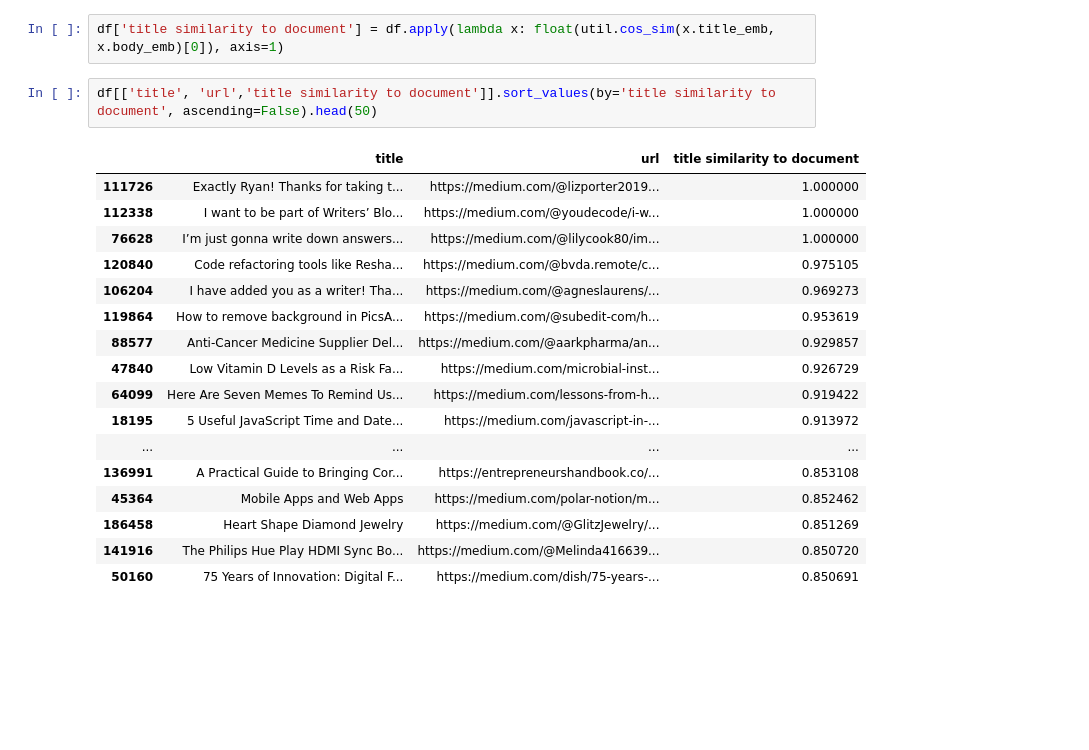
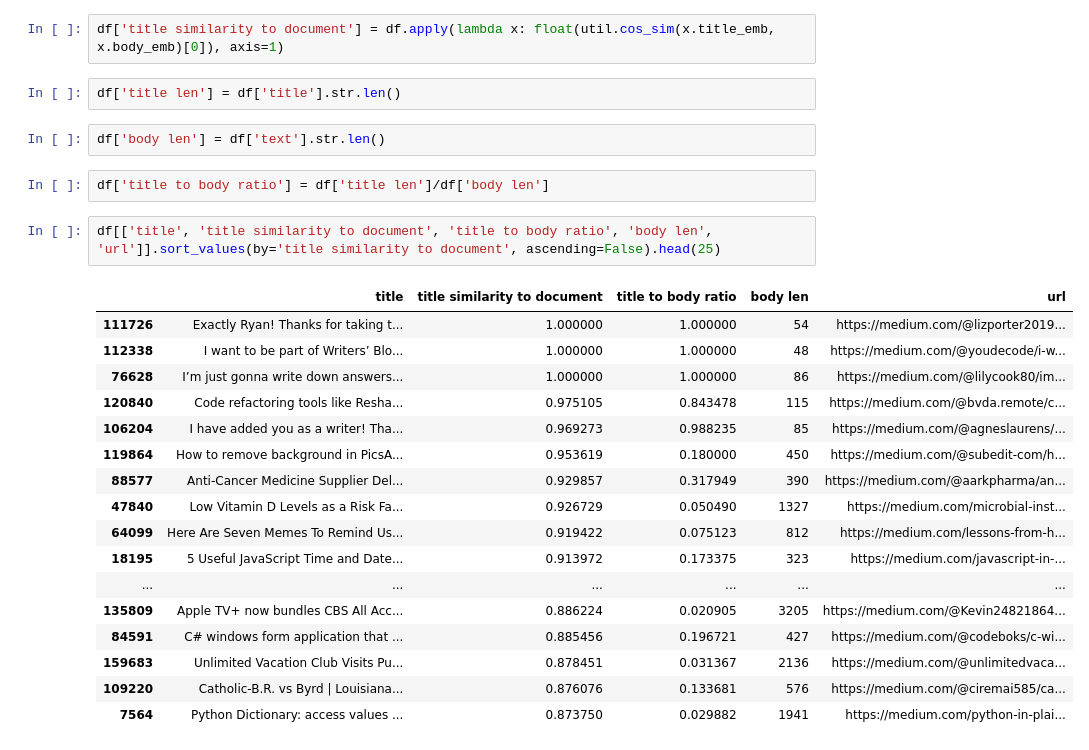
Before and after one commit to DecafSunrise/Hollandaise, a Jupyter notebook: Embeddings/How similar are document titles to bodies.ipynb, the cells around one changed output. Drawn from its saved outputs; the diff is of its cells as text; blank space fills up the shorter version.

```diff
--- a/Embeddings/How similar are document titles to bodies.ipynb
+++ b/Embeddings/How similar are document titles to bodies.ipynb
@@ -62,23 +62,29 @@ df['title_emb'] = df['title'].progress_apply(embed_things)
 df['body_emb'] = df['text'].progress_apply(embed_things)
 # %%
 df['title similarity to document'] = df.apply(lambda x: float(util.cos_sim(x.title_emb, x.body_emb)[0]), axis=1)
+# %%
+df['title len'] = df['title'].str.len()
+# %%
+df['body len'] = df['text'].str.len()
+# %%
+df['title to body ratio'] = df['title len']/df['body len']
 # %%
-df[['title', 'url','title similarity to document']].sort_values(by='title similarity to document', ascending=False).head(50)
+df[['title', 'title similarity to document', 'title to body ratio', 'body len', 'url']].sort_values(by='title similarity to document', ascending=False).head(25)
 # %% [output]
-|  | title | url | title similarity to document |
-| 111726 | Exactly Ryan! Thanks for taking t... | https://medium.com/@lizporter2019... | 1.000000 |
-| 112338 | I want to be part of Writers’ Blo... | https://medium.com/@youdecode/i-w... | 1.000000 |
-| 76628 | I’m just gonna write down answers... | https://medium.com/@lilycook80/im... | 1.000000 |
-| 120840 | Code refactoring tools like Resha... | https://medium.com/@bvda.remote/c... | 0.975105 |
-| 106204 | I have added you as a writer! Tha... | https://medium.com/@agneslaurens/... | 0.969273 |
-| 119864 | How to remove background in PicsA... | https://medium.com/@subedit-com/h... | 0.953619 |
-| 88577 | Anti-Cancer Medicine Supplier Del... | https://medium.com/@aarkpharma/an... | 0.929857 |
-| 47840 | Low Vitamin D Levels as a Risk Fa... | https://medium.com/microbial-inst... | 0.926729 |
-| 64099 | Here Are Seven Memes To Remind Us... | https://medium.com/lessons-from-h... | 0.919422 |
-| 18195 | 5 Useful JavaScript Time and Date... | https://medium.com/javascript-in-... | 0.913972 |
-| ... | ... | ... | ... |
-| 136991 | A Practical Guide to Bringing Cor... | https://entrepreneurshandbook.co/... | 0.853108 |
-| 45364 | Mobile Apps and Web Apps | https://medium.com/polar-notion/m... | 0.852462 |
-| 186458 | Heart Shape Diamond Jewelry | https://medium.com/@GlitzJewelry/... | 0.851269 |
-| 141916 | The Philips Hue Play HDMI Sync Bo... | https://medium.com/@Melinda416639... | 0.850720 |
-| 50160 | 75 Years of Innovation: Digital F... | https://medium.com/dish/75-years-... | 0.850691 |
+|  | title | title similarity to document | title to body ratio | body len | url |
+| 111726 | Exactly Ryan! Thanks for taking t... | 1.000000 | 1.000000 | 54 | https://medium.com/@lizporter2019... |
+| 112338 | I want to be part of Writers’ Blo... | 1.000000 | 1.000000 | 48 | https://medium.com/@youdecode/i-w... |
+| 76628 | I’m just gonna write down answers... | 1.000000 | 1.000000 | 86 | https://medium.com/@lilycook80/im... |
+| 120840 | Code refactoring tools like Resha... | 0.975105 | 0.843478 | 115 | https://medium.com/@bvda.remote/c... |
+| 106204 | I have added you as a writer! Tha... | 0.969273 | 0.988235 | 85 | https://medium.com/@agneslaurens/... |
+| 119864 | How to remove background in PicsA... | 0.953619 | 0.180000 | 450 | https://medium.com/@subedit-com/h... |
+| 88577 | Anti-Cancer Medicine Supplier Del... | 0.929857 | 0.317949 | 390 | https://medium.com/@aarkpharma/an... |
+| 47840 | Low Vitamin D Levels as a Risk Fa... | 0.926729 | 0.050490 | 1327 | https://medium.com/microbial-inst... |
+| 64099 | Here Are Seven Memes To Remind Us... | 0.919422 | 0.075123 | 812 | https://medium.com/lessons-from-h... |
+| 18195 | 5 Useful JavaScript Time and Date... | 0.913972 | 0.173375 | 323 | https://medium.com/javascript-in-... |
+| ... | ... | ... | ... | ... | ... |
+| 135809 | Apple TV+ now bundles CBS All Acc... | 0.886224 | 0.020905 | 3205 | https://medium.com/@Kevin24821864... |
+| 84591 | C# windows form application that ... | 0.885456 | 0.196721 | 427 | https://medium.com/@codeboks/c-wi... |
+| 159683 | Unlimited Vacation Club Visits Pu... | 0.878451 | 0.031367 | 2136 | https://medium.com/@unlimitedvaca... |
+| 109220 | Catholic-B.R. vs Byrd | Louisiana... | 0.876076 | 0.133681 | 576 | https://medium.com/@ciremai585/ca... |
+| 7564 | Python Dictionary: access values ... | 0.873750 | 0.029882 | 1941 | https://medium.com/python-in-plai... |
```
Also changed, not shown: parts of 2 cells of this notebook.
